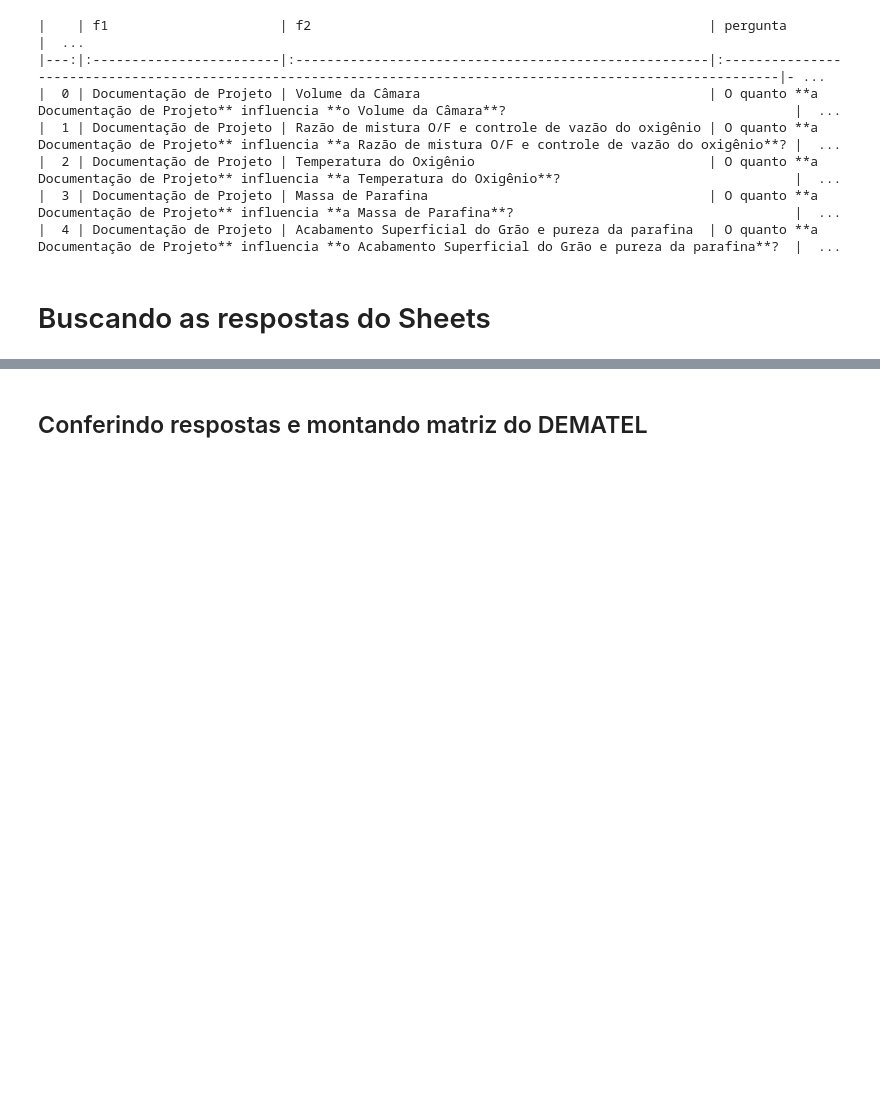
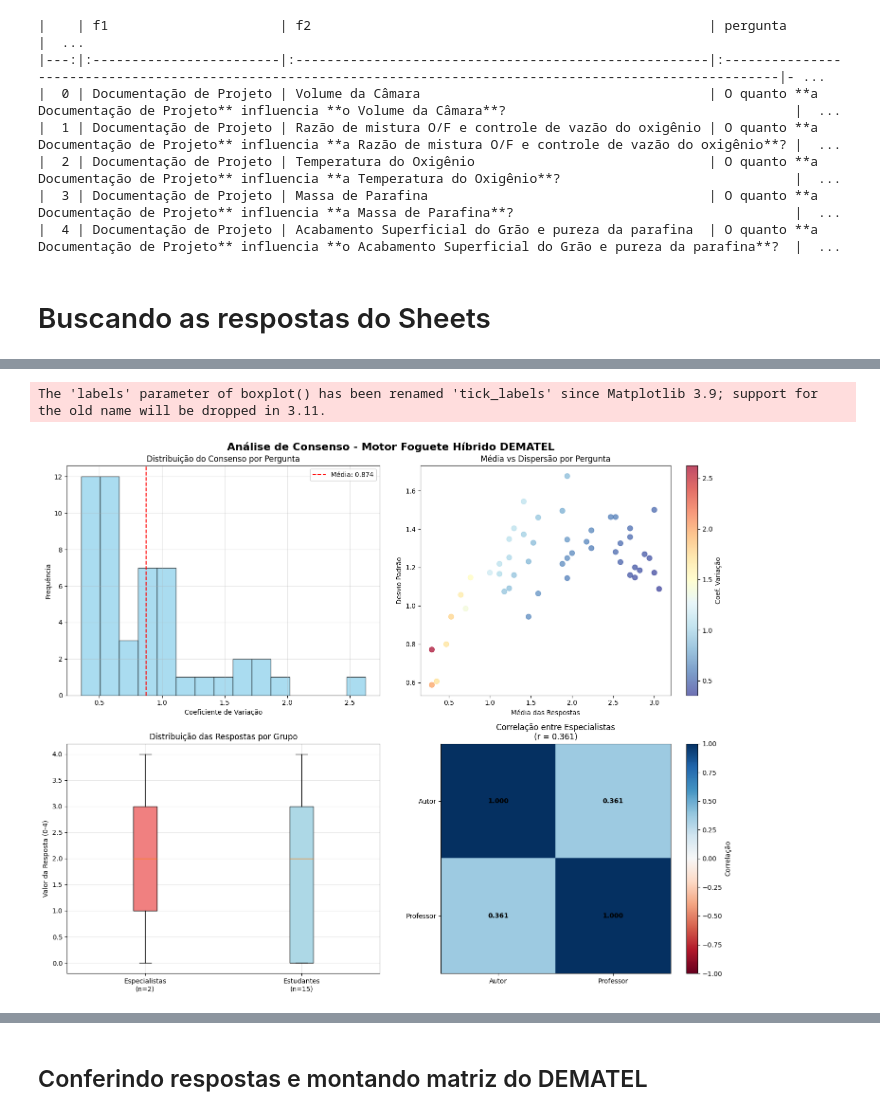
Before and after one commit to joaopcvieira/codigos-TG, a Jupyter notebook: forms/main.ipynb, the cells around one changed output, grey strips where cells are left out. Saved outputs shown, nothing was run; the diff lists cells and outputs as text; code cells hidden in the pictures; blank space fills up the shorter version.

Commit message:
correcao de codigo, adicao de análises e muitos textos extras pra preencher no doc :)

```diff
--- a/forms/main.ipynb
+++ b/forms/main.ipynb
@@ -184,0 +432,77 @@ fig.show()
+# %%
+# Visualizações da Análise de Consenso
+fig, axes = plt.subplots(2, 2, figsize=(15, 12))
+fig.suptitle('Análise de Consenso - Motor Foguete Híbrido DEMATEL', fontsize=16, fontweight='bold')
+
+# 1. Distribuição dos Coeficientes de Variação
+axes[0,0].hist(df_stats['cv'], bins=15, alpha=0.7, color='skyblue', edgecolor='black')
+axes[0,0].axvline(df_stats['cv'].mean(), color='red', linestyle='--',
+                  label=f'Média: {df_stats['cv'].mean():.3f}')
+axes[0,0].set_xlabel('Coeficiente de Variação')
+axes[0,0].set_ylabel('Frequência')
+axes[0,0].set_title('Distribuição do Consenso por Pergunta')
+axes[0,0].legend()
+axes[0,0].grid(True, alpha=0.3)
+
+# 2. Correlação entre Média e Desvio Padrão
+scatter = axes[0,1].scatter(df_stats['media'], df_stats['std'],
+                           c=df_stats['cv'], cmap='RdYlBu_r', alpha=0.7, s=60)
+axes[0,1].set_xlabel('Média das Respostas')
+axes[0,1].set_ylabel('Desvio Padrão')
+axes[0,1].set_title('Média vs Dispersão por Pergunta')
+plt.colorbar(scatter, ax=axes[0,1], label='Coef. Variação')
+
+# 3. Boxplot das respostas dos especialistas vs estudantes
+especialistas_data = df_clean.iloc[:2, :].values.flatten()  # Autor e Professor
+estudantes_data = df_clean.iloc[2:, :].values.flatten()     # Demais respondentes
+
+# Remove NaN se houver
+especialistas_data = especialistas_data[~np.isnan(especialistas_data)]
+estudantes_data = estudantes_data[~np.isnan(estudantes_data)]
+
+box_data = [especialistas_data, estudantes_data]
+bp = axes[1,0].boxplot(box_data, labels=['Especialistas\n(n=2)', 'Estudantes\n(n=15)'],
+                       patch_artist=True)
+bp['boxes'][0].set_facecolor('lightcoral')
+bp['boxes'][1].set_facecolor('lightblue')
+axes[1,0].set_ylabel('Valor da Resposta (0-4)')
+axes[1,0].set_title('Distribuição das Respostas por Grupo')
+axes[1,0].grid(True, alpha=0.3)
+
+# 4. Heatmap de concordância entre especialistas
+autor_vs_prof = df_clean.iloc[:2, :].T  # Transpor para ter perguntas nas linhas
+corr_matrix = autor_vs_prof.corr()
+im = axes[1,1].imshow([[1, corr_especialistas], [corr_especialistas, 1]],
+                      cmap='RdBu', vmin=-1, vmax=1)
+axes[1,1].set_xticks([0, 1])
+axes[1,1].set_yticks([0, 1])
+axes[1,1].set_xticklabels(['Autor', 'Professor'])
+axes[1,1].set_yticklabels(['Autor', 'Professor'])
+axes[1,1].set_title(f'Correlação entre Especialistas\n(r = {corr_especialistas:.3f})')
+
+# Adicionar texto na matriz
+for i in range(2):
+    for j in range(2):
+        text = axes[1,1].text(j, i, f'{corr_matrix.iloc[i, j]:.3f}' if i != j else '1.000',
+                             ha="center", va="center", color="black", fontweight='bold')
+
+plt.colorbar(im, ax=axes[1,1], label='Correlação')
+plt.tight_layout()
+plt.show()
+
+# Estatísticas adicionais
+print(f"\n📊 ESTATÍSTICAS COMPARATIVAS ESPECIALISTAS vs ESTUDANTES:")
+print(f"   Especialistas - Média: {np.mean(especialistas_data):.2f} ± {np.std(especialistas_data):.2f}")
+print(f"   Estudantes - Média: {np.mean(estudantes_data):.2f} ± {np.std(estudantes_data):.2f}")
+
+# Teste estatístico
+from scipy.stats import ttest_ind
+t_stat, p_val = ttest_ind(especialistas_data, estudantes_data)
+print(f"   Teste t-student: t={t_stat:.3f}, p={p_val:.3f}")
+if p_val < 0.05:
+    print("   ✅ Diferença estatisticamente significativa entre grupos")
+else:
+    print("   ❌ Não há diferença estatisticamente significativa entre grupos")
+# %% [output]
+The 'labels' parameter of boxplot() has been renamed 'tick_labels' since Matplotlib 3.9; support for the old name will be dropped in 3.11.
+[figure, added]
```
Also changed, not shown: parts of 30 cells of this notebook.
